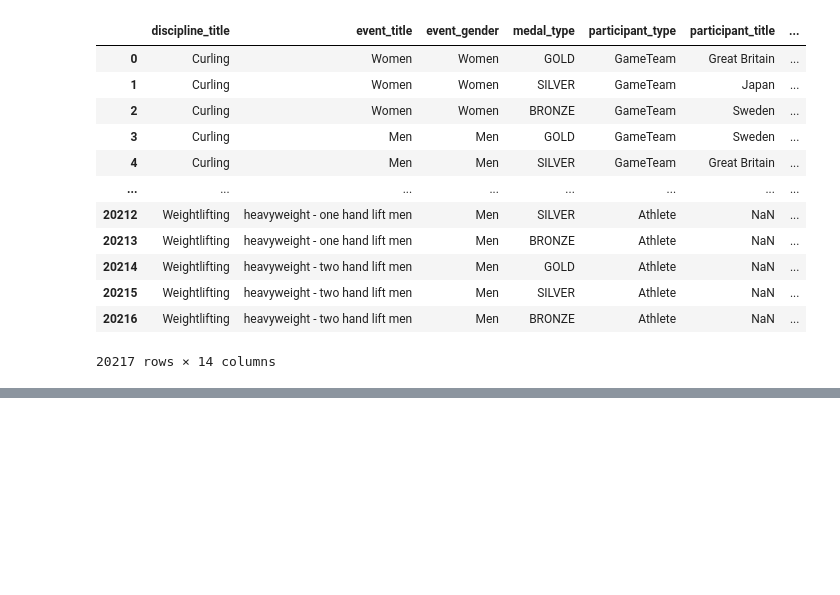
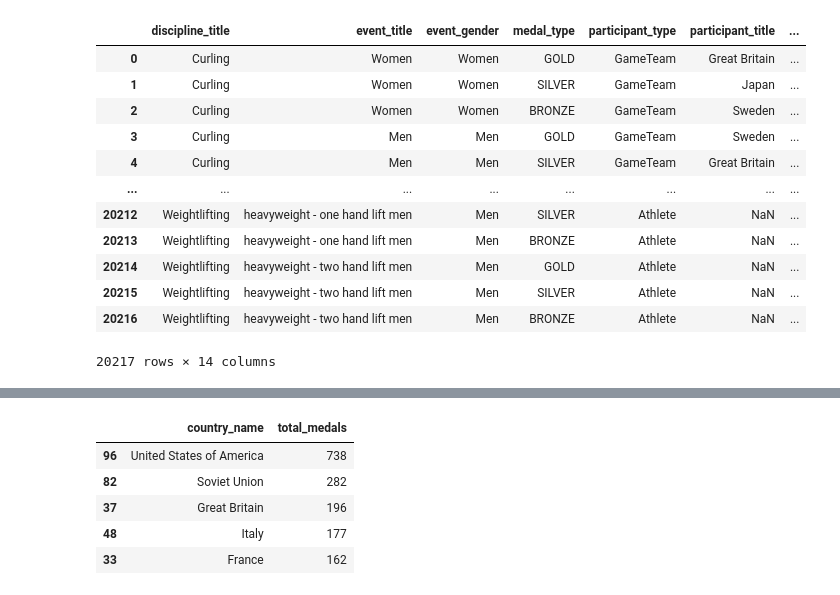
Before and after one commit to nomadflamingo/2021-olympics-data-analysis, a Jupyter notebook: src/eda.ipynb, the cells around one changed output, grey strips where cells are left out. Drawn from its saved outputs; the diff is of its cells as text; code cells hidden in the pictures; blank space fills up the shorter version.

```diff
--- a/src/get_number_of_times_a_country_won_olympics.ipynb
+++ b/src/eda.ipynb
@@ -104,0 +127,13 @@ def get_country_medal(data, country):
+# %%
+data_summer_gold_men = data_summer_gold[data_summer_gold['event_gender'] == 'Men']
+data_summer_gold_women = data_summer_gold[data_summer_gold['event_gender'] == 'Women']
+
+country_gold_men = data_summer_gold_men.groupby(['country_name'])['participant_type'].count().reset_index().rename(columns={'participant_type':'total_medals'})
+country_gold_men.sort_values('total_medals', ascending=False).head()
+# %% [output]
+|  | country_name | total_medals |
+| 96 | United States of America | 738 |
+| 82 | Soviet Union | 282 |
+| 37 | Great Britain | 196 |
+| 48 | Italy | 177 |
+| 33 | France | 162 |
```
Also changed, not shown: parts of 5 cells of this notebook.
